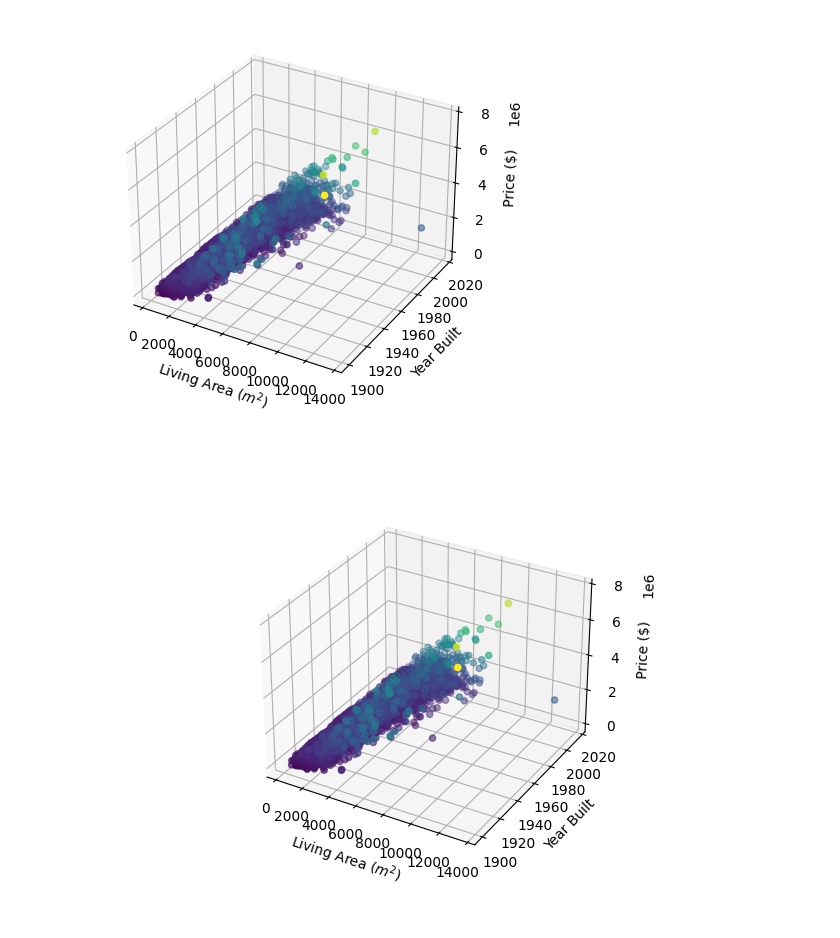
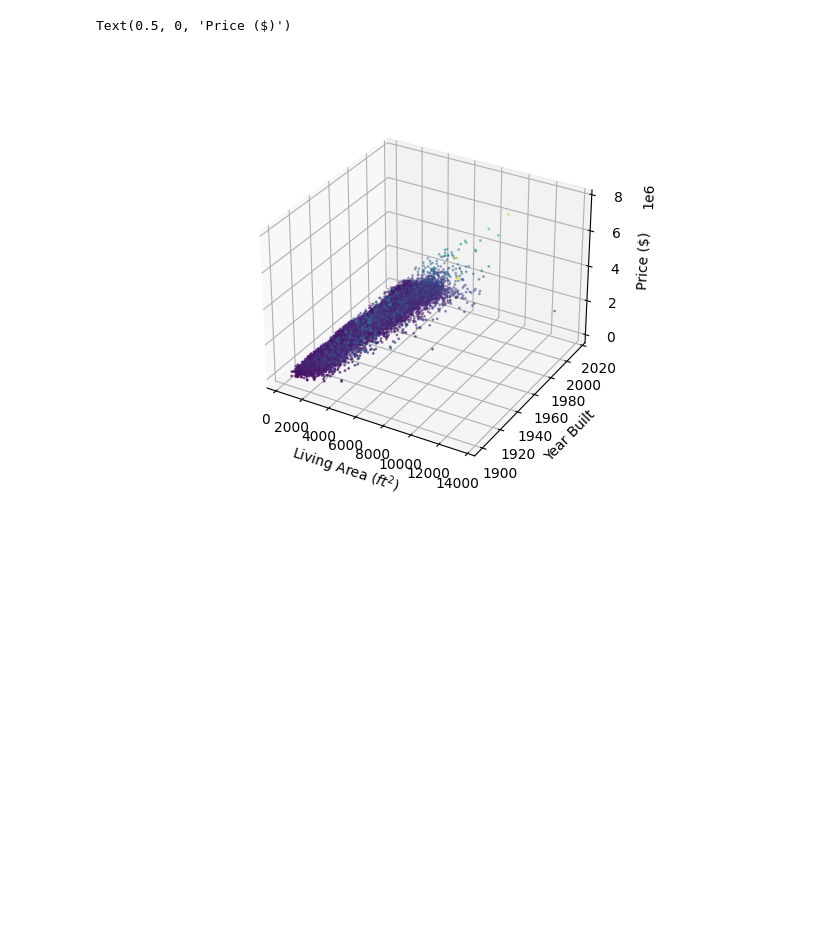
Before and after one commit to uynitsuj/playground, a Jupyter notebook: linear regression/KaggleEGHousingDataset/3dLR.ipynb, the cells around one changed output. Cells and saved outputs as stored; diff of their text form; code cells hidden in the pictures; blank space fills up the shorter version.

```diff
--- a/linear regression/KaggleEGHousingDataset/3dLR.ipynb
+++ b/linear regression/KaggleEGHousingDataset/3dLR.ipynb
@@ -14,24 +14,22 @@ data = np.genfromtxt(filename, delimiter=",", usecols=(2, 5, 14), names=True)
 # %%
 fig = plt.figure()
 ax = plt.axes(projection='3d')
 
 # Data for a three-dimensional line
 """zline = np.linspace(0, 15, 1000)
 xline = np.sin(zline)
 yline = np.cos(zline)
 ax.plot3D(xline, yline, zline, 'gray')
 """
 # Data for three-dimensional scattered points
 zdata = data['price']
 xdata = data['sqft_living']
 ydata = data['yr_built']
-ax.scatter3D(xdata, ydata, zdata, c=zdata, )
+ax.scatter3D(xdata, ydata, zdata, c=zdata, s = 1)
 
-ax.set_xlabel('Living Area ($m^2$)')
+ax.set_xlabel('Living Area ($ft^2$)')
 ax.set_ylabel('Year Built')
 ax.set_zlabel('Price ($)')
-
-fig
 # %% [output]
+Text(0.5, 0, 'Price ($)')
-[figure, old version]
+[figure, new version]
-[figure, removed]
```
Also changed, not shown: parts of 3 cells of this notebook, 1 other file.
